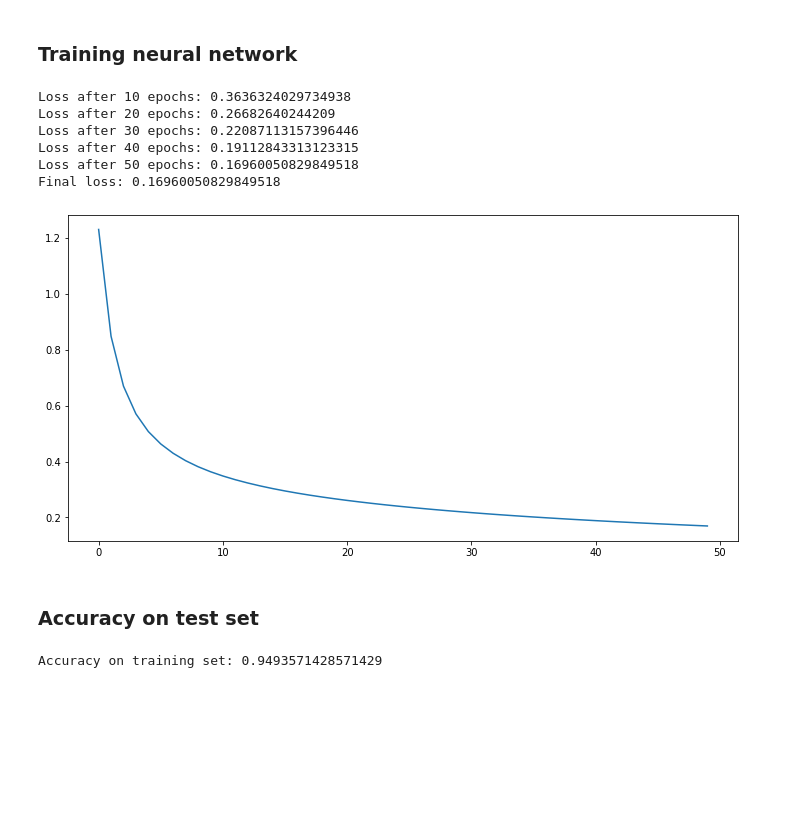
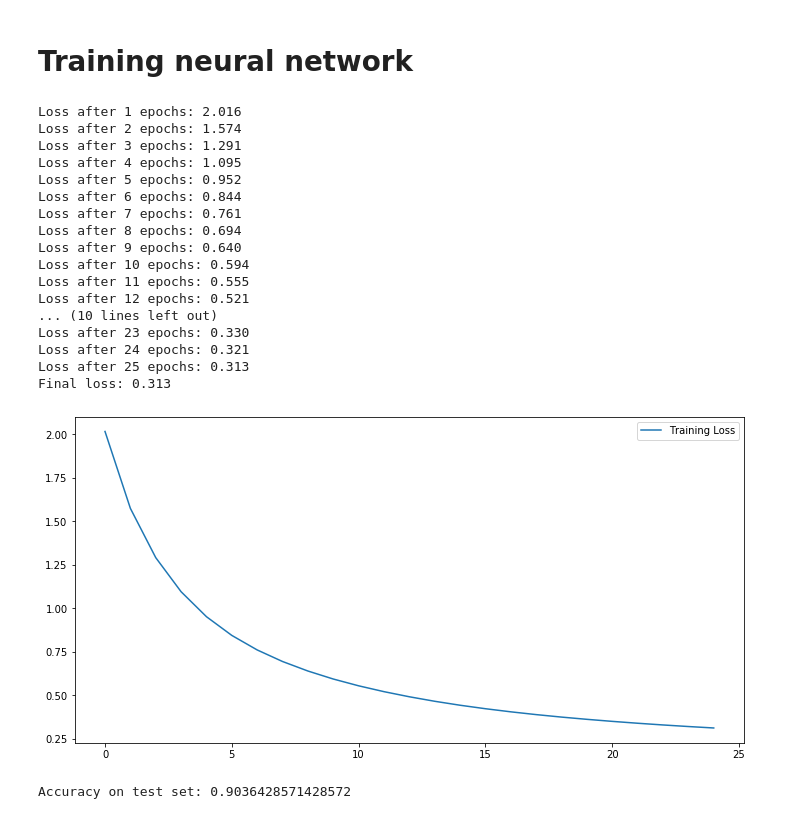
Before and after one commit to krzysztofspalinski/deep-learning-methods, a Jupyter notebook: problem-set-1/mnist_test.ipynb, the cells around one changed output. Drawn from its saved outputs; the diff is of its cells as text; code cells hidden in the pictures; blank space fills up the shorter version.

```diff
--- a/problem-set-1/mnist_test.ipynb
+++ b/problem-set-1/mnist_test.ipynb
@@ -1,3 +1,5 @@
+# %%
+DEBUG=False
 # %%
 from sklearn.datasets import fetch_openml
 from sklearn.preprocessing import OneHotEncoder
@@ -12,12 +15,18 @@ X, y = fetch_openml('mnist_784', version=1, return_X_y=True)
 y_ohc = np.zeros((y.size, int(np.max(y))+1))
 y_ohc[np.arange(y.size),y.astype(np.int)] = 1
 y = y_ohc
+
+if DEBUG:
+    X = X[:1000, :]
+    y = y[:1000, :]
 # %%
 from sklearn.preprocessing import StandardScaler
+from sklearn.model_selection import train_test_split
+
+X_train, X_test, y_train, y_test = train_test_split(X, y, test_size=0.2)
+
 ss = StandardScaler()
-X = ss.fit_transform(X)
-
-from sklearn.model_selection import train_test_split
-X_train, X_test, y_train, y_test = train_test_split(X, y, test_size=0.2)
+X_train = ss.fit_transform(X_train)
+X_test = ss.transform(X_test)
 # %% [markdown]
-### Training neural network
+# Training neural network
@@ -26,29 +33,39 @@ NN = NeuralNetworkWrapper(784, [50, 20, 20, 10], ['relu', 'relu', 'relu', 'softm
-# %%
-NN.train(X, y_ohc, 50, 0)
-# %% [output]
-Loss after 10 epochs: 0.3636324029734938
-Loss after 20 epochs: 0.26682640244209
-Loss after 30 epochs: 0.22087113157396446
-Loss after 40 epochs: 0.19112843313123315
-Loss after 50 epochs: 0.16960050829849518
-Final loss: 0.16960050829849518
-# %%
-NN.plot_loss()
-# %% [output]
-[figure, removed]
-# %% [markdown]
-### Accuracy on test set
 # %%
-from sklearn.metrics import accuracy_score
+NN = NeuralNetworkWrapper(784,
+                          [50, 20, 20, 10],
+                          ['relu', 'relu', 'relu', 'softmax'],
+                          'max_likelihood_loss',
+                          0.005,
+                          500)
+
+NN.train(X_train, y_train, 25, 0)
+NN.plot_loss()
 
 y_hat = NN.predict(X_test).T
-
 y_tmp = np.zeros_like(y_hat)
 y_tmp[np.arange(len(y_hat)), y_hat.argmax(1)] = 1
 y_hat = y_tmp
 
 accuracy = accuracy_score(y_test, y_hat)
 
-print(f'Accuracy on training set: {accuracy}')
+print(f'Accuracy on test set: {accuracy}')
 # %% [output]
-Accuracy on training set: 0.9493571428571429
+Loss after 1 epochs: 2.016
+Loss after 2 epochs: 1.574
+Loss after 3 epochs: 1.291
+Loss after 4 epochs: 1.095
+Loss after 5 epochs: 0.952
+Loss after 6 epochs: 0.844
+Loss after 7 epochs: 0.761
+Loss after 8 epochs: 0.694
+Loss after 9 epochs: 0.640
+Loss after 10 epochs: 0.594
+Loss after 11 epochs: 0.555
+Loss after 12 epochs: 0.521
+... (10 lines left out)
+Loss after 23 epochs: 0.330
+Loss after 24 epochs: 0.321
+Loss after 25 epochs: 0.313
+Final loss: 0.313
+[figure, added]
+Accuracy on test set: 0.9036428571428572
```
Also changed, not shown: parts of 7 cells of this notebook, 2 other files.
